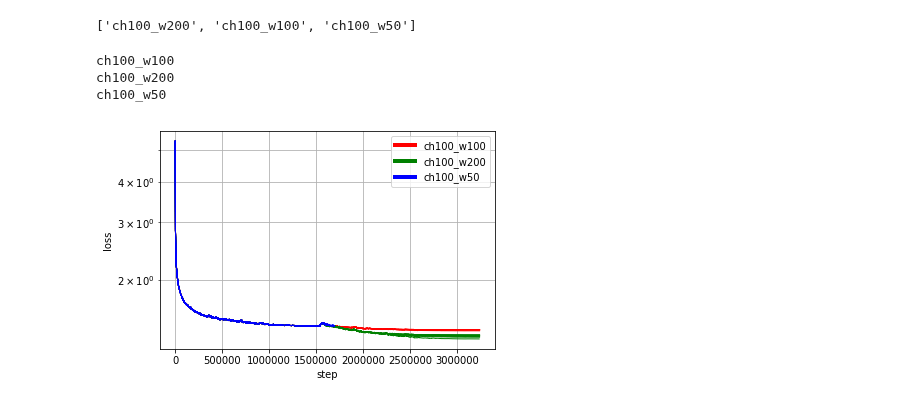
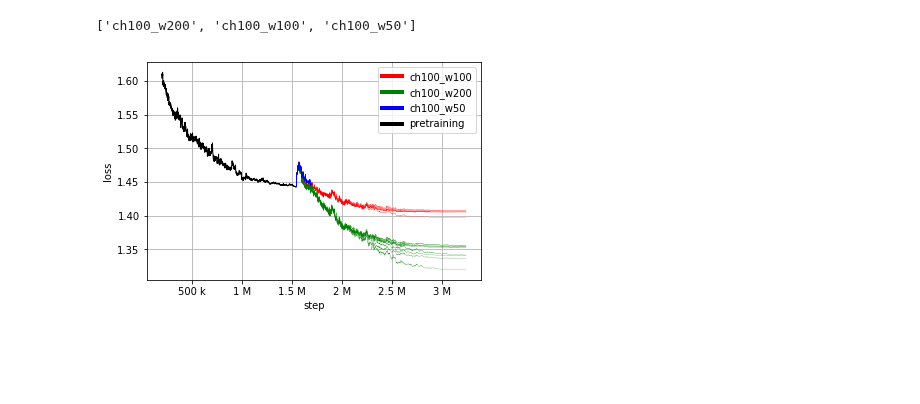
Before and after one commit to deeppavlov/h-elmo, a Jupyter notebook: main.ipynb, the cells around one changed output. Drawn from its saved outputs; the diff is of its cells as text; code cells hidden in the pictures; blank space fills up the shorter version.

Commit message:
add group of lines plotting to main.ipynb

```diff
--- a/main.ipynb
+++ b/main.ipynb
@@ -755,7 +781,7 @@ def main(
 from collections import OrderedDict
 
 prefix = 'expres/resrnn/word/restore_tt'
-postfix = 'results_joined/loss_valid.txt'
+postfix = 'results_shifted/loss_valid.txt'
 
 nets = ['ch100_w200', 'ch100_w100', 'ch100_w50']
 numbers = list(range(10))
@@ -768,24 +794,28 @@ for net in nets:
         groups_of_file_names[net].append(file_name)
 
 print(list(groups_of_file_names.keys()))
+
+pre_x, pre_y = load_line(os.path.join(prefix, 'loss_pretrain.txt'))
 # %% [output]
 ['ch100_w200', 'ch100_w100', 'ch100_w50']
-# %%
-main(
-    groups_of_file_names,
-    ['red', 'green', 'blue'],
-    1,
-    'step',
-    'loss',
-    'linear',
-    'log',
-    'best',
-    900,
-    None,
-    True
-)
-# %% [output]
-ch100_w100
-ch100_w200
-ch100_w50
-[figure, removed]
+# %%
+plt.plot(pre_x[200:], pre_y[200:], color='black', lw=1)
+main(
+    groups_of_file_names,
+    {'pretraining': os.path.join(prefix, 'loss_pretrain.txt')},
+    ['red', 'green', 'blue'],
+    ['black'],
+    0.2,
+    'step',
+    'loss',
+    'linear',
+    'linear',
+    mpl.ticker.EngFormatter(),
+    200,
+    'best',
+    900,
+    os.path.join(prefix, 'plots/pre_and_post_training.png'),
+    True
+)
+# %% [output]
+[figure, added]
```
Also changed, not shown: parts of 1 cell of this notebook.
